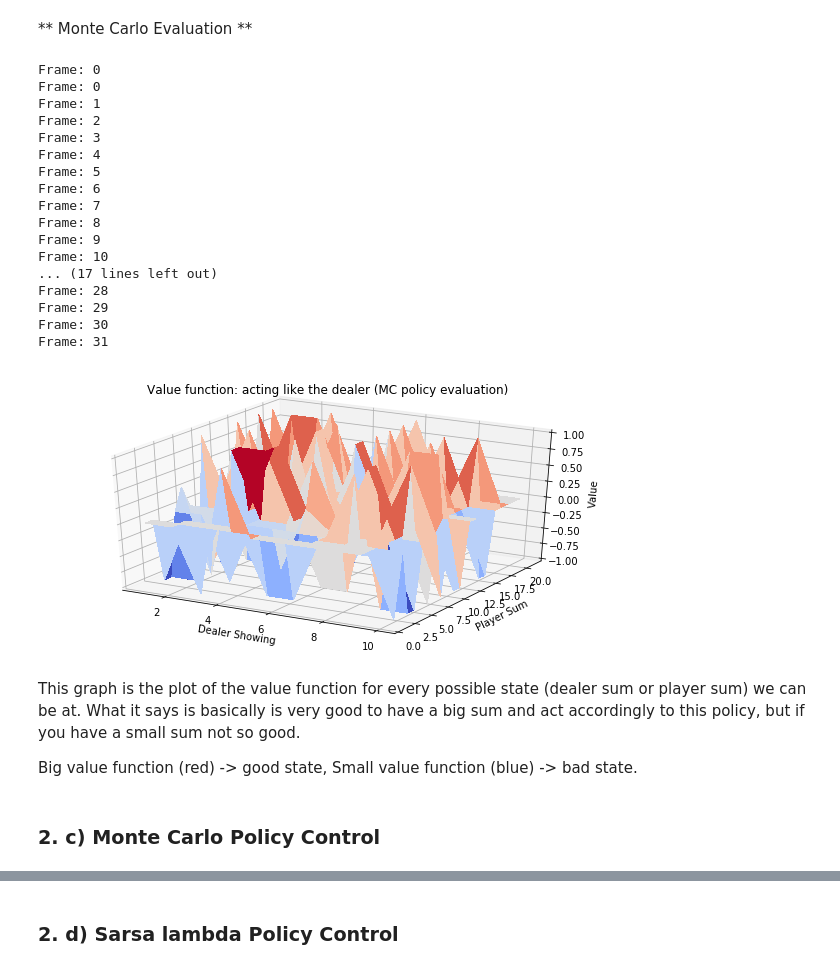
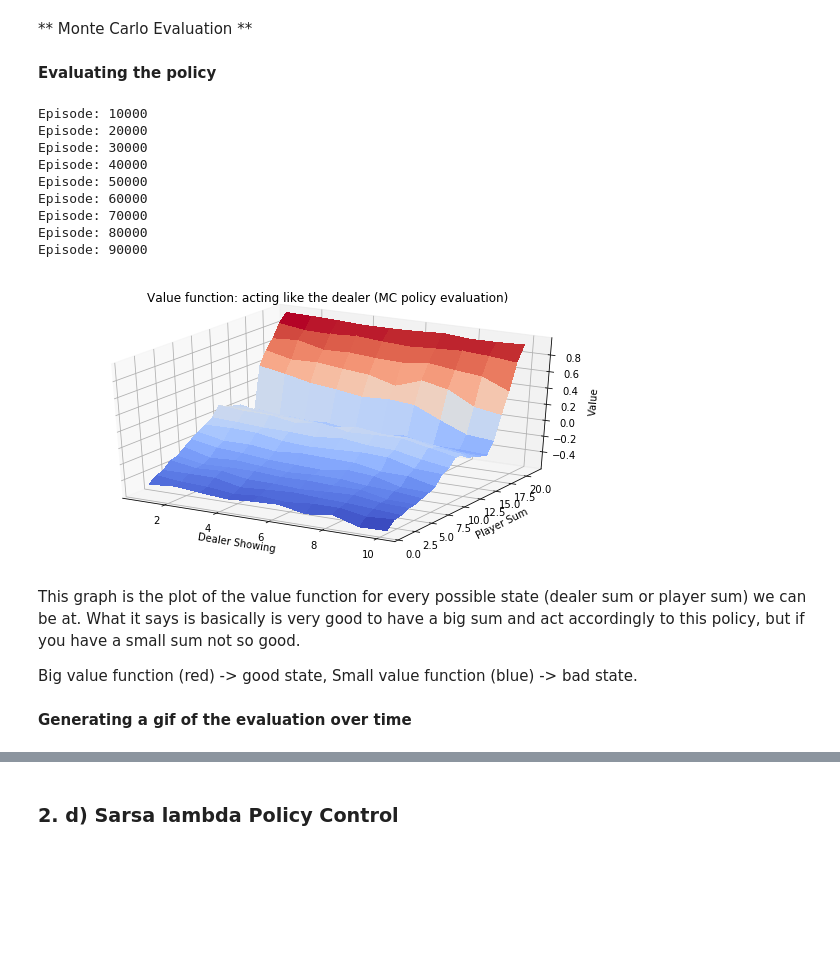
Before and after one commit to hereismari/easy21, a Jupyter notebook: easy21.ipynb, the cells around one changed output, grey strips where cells are left out. Drawn from its saved outputs; the diff is of its cells as text; code cells hidden in the pictures; blank space fills up the shorter version.

```diff
--- a/easy21.ipynb
+++ b/easy21.ipynb
@@ -144,7 +151,7 @@ import copy
 
 The code below is used to generate the different plots you'll se in the following sections. No need to understand it at all.
 # %%
-def plot_value_function(agent, title='Value Function', generate_gif=False):
+def plot_value_function(agent, title='Value Function', generate_gif=False, train_steps=None):
     '''
     Plots a value function as a surface plot, like in: https://goo.gl/aF2doj
 
@@ -153,9 +160,11 @@ def plot_value_function(agent, title='Value Function', generate_gif=False):
     a couple of times and save the frames in a gif as you train.
 
     args:
-        V (tensor): value function (tensor).
+        agent.
+        title (string): plot title.
         generate_gif (boolean): if want to save plots as a gif.
-        title (string): plot title.
+        train_steps: if is not None and generate_gif = True, then will use this
+                     value as the number of steps to train the model at each frame.
     '''
     # you can change this values to change the size of the graph
     fig = plt.figure(title, figsize=(10, 5))
@@ -163,6 +172,9 @@ def plot_value_function(agent, title='Value Function', generate_gif=False):
     ax = fig.add_subplot(111, projection='3d')
 
     V = agent.get_value_function()
+
+    if generate_gif:
+        print 'gif will be saved as %s' % title
 
     def plot_frame(ax):
         # min value allowed accordingly with the documentation is 1
@@ -198,18 +210,19 @@ def plot_value_function(agent, title='Value Function', generate_gif=False):
         surf = plot_frame(ax)
         # if we're going to generate a gif we need to train a couple of times
         if generate_gif:
-            print 'Frame:', frame
             i = agent.iterations
             # cool math to increase number of steps as we go
             # this approach generates a cool gif, but feel free to change this value
-            step_size = min(max(1, agent.iterations), 2 ** 16)
+            if train_steps is None:
+                step_size = int(min(max(1, agent.iterations), 2 ** 16))
+            else:
+                step_size = train_steps
+
             agent.train(step_size)
-            if agent.iterations:
-                plt.title('%s MC score: %s frame: %s' % (title, float(agent.wins)/agent.iterations*100, frame))
-            else:
-                plt.title(title)
+            plt.title('%s MC score: %s frame: %s' % (title, float(agent.wins)/agent.iterations*100, frame))
         else:
             plt.title(title)
+
         fig.canvas.draw()
         return surf
 
@@ -638,6 +651,7 @@ class MCAgentEvaluation(Agent):
                 # update state
                 s = next_s
 
+            self.iterations += 1
             if e % 10000 == 0 and e != 0:
                 print "Episode: %d" % e
 
@@ -645,36 +659,27 @@ class MCAgentEvaluation(Agent):
             self.predict(episode)
 
         return self.get_value_function()
+# %% [markdown]
+**Evaluating the policy**
 # %%
-# agent_eval = MCAgentEvaluation(environment)
-# agent_eval.train(100000)
+agent_eval = MCAgentEvaluation(environment)
+agent_eval.train(100000)
 
-# plot_value_function(agent_eval, title='Value function: acting like the dealer (MC policy evaluation)')
-# generate the gif you se below
-agent_eval = MCAgentEvaluation(environment)
-plot_value_function(agent_eval, title='Value function: acting like the dealer (MC policy evaluation)', generate_gif=True)
+plot_value_function(agent_eval, title='Value function: acting like the dealer (MC policy evaluation)')
 # %% [output]
-Frame: 0
-Frame: 0
-Frame: 1
-Frame: 2
-Frame: 3
-Frame: 4
-Frame: 5
-Frame: 6
-Frame: 7
-Frame: 8
-Frame: 9
-Frame: 10
-... (17 lines left out)
-Frame: 28
-Frame: 29
-Frame: 30
-Frame: 31
+Episode: 10000
+Episode: 20000
+Episode: 30000
+Episode: 40000
+Episode: 50000
+Episode: 60000
+Episode: 70000
+Episode: 80000
+Episode: 90000
-[figure, old version]
+[figure, new version]
 # %% [markdown]
 This graph is the plot of the value function for every possible state (dealer sum or player sum) we can be at. What it says is basically is very good to have a big sum and act accordingly to this policy, but if you have a small sum not so good.
 
 Big value function (red) -> good state, Small value function (blue) -> bad state.
-# %% [markdown]
-### 2. c) Monte Carlo Policy Control
+# %% [markdown]
+**Generating a gif of the evaluation over time**
```
Also changed, not shown: parts of 11 cells of this notebook, 2 other files.
